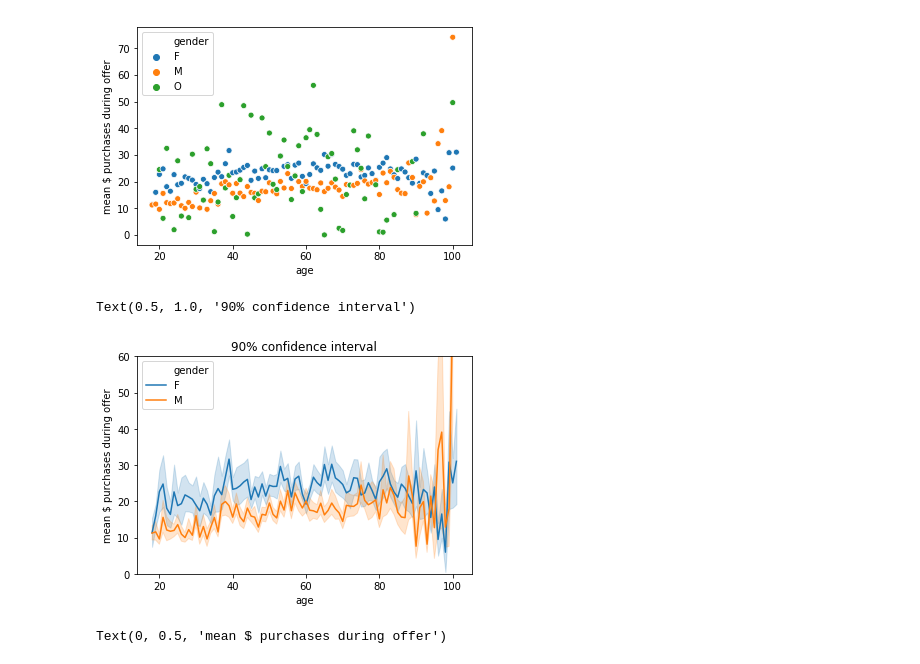
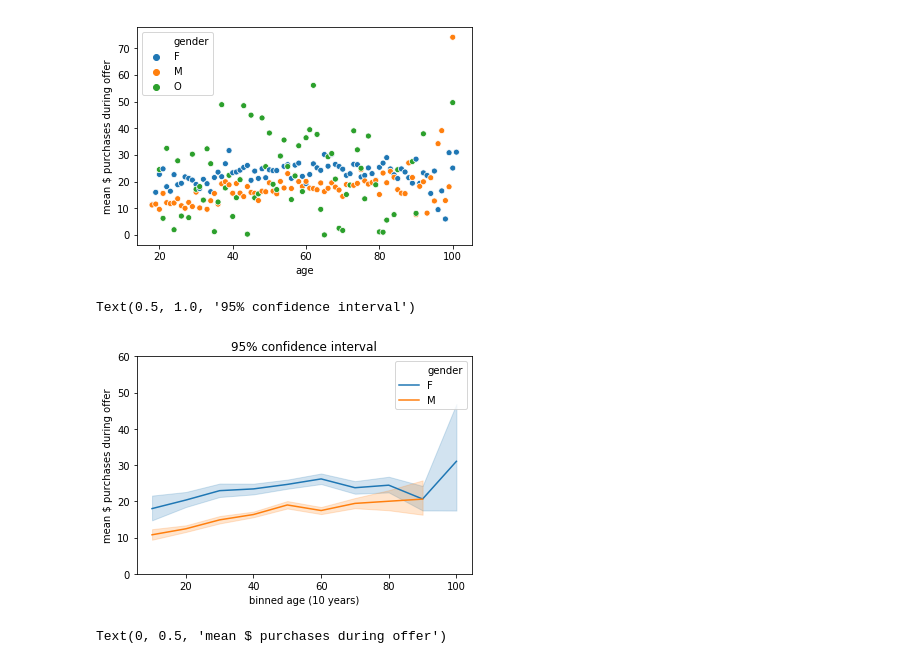
Before and after one commit to marco-bellini/Starbucks_capstone, a Jupyter notebook: 01_test.ipynb, the cells around one changed output. Cells and saved outputs as stored; diff of their text form; code cells hidden in the pictures.

```diff
--- a/01_test.ipynb
+++ b/01_test.ipynb
@@ -64,6 +66,9 @@ Index(['person', 'offer', 'offer_received', 'offer_viewed', 'offer_completed',
        'Avg_pay_offers', 'Net_pay_offers', 'Avg_net_pay_offers',
        'Avg_pay_outside', 'Avg_D_O', 'Avg_D_OS', 'Avg_D_nOS'],
       dtype='object')
+# %%
+out['binned_income'] = pd.cut(out['income'],bins= np.arange(0,14)*1e4,labels=np.arange(0,13)*10)
+out['binned_age'] = pd.cut(out['age'],bins= np.arange(0,120,10) ,labels=np.arange(0,120,10)[:-1])
 # %%
 c_drop=['person','offer', 'became_member_on',]
 
@@ -478,19 +483,15 @@ plt.ylabel('mean $ purchases during offer')
 Text(0, 0.5, 'mean $ purchases during offer')
 [figure]
 # %%
-# o_cmp_ratio=out.groupby(by=['age','gender'])['Tpay_offer'].agg(['mean','std'])
-# o_cmp=o_cmp_ratio.reset_index()
-
-o_cmp.head()
-
-sns.lineplot(x='age',y='Tpay_offer', hue='gender',data=out.loc[out.gender!='O'],ci=90)
+sns.lineplot(x='binned_age',y='Tpay_offer', hue='gender',data=out.loc[out.gender!='O'],ci=95)
 plt.ylabel('mean $ purchases during offer')
+plt.xlabel('binned age (10 years)')
 
 plt.ylim(0,60)
-plt.title('90% confidence interval')
+plt.title('95% confidence interval')
 # %% [output]
-Text(0.5, 1.0, '90% confidence interval')
+Text(0.5, 1.0, '95% confidence interval')
-[figure, old version]
+[figure, new version]
 # %%
 o_cmp_ratio=out.groupby(by=['income','gender'])['Tpay_offer'].mean()
 o_cmp=o_cmp_ratio.reset_index()
```
Also changed, not shown: parts of 6 cells of this notebook.
